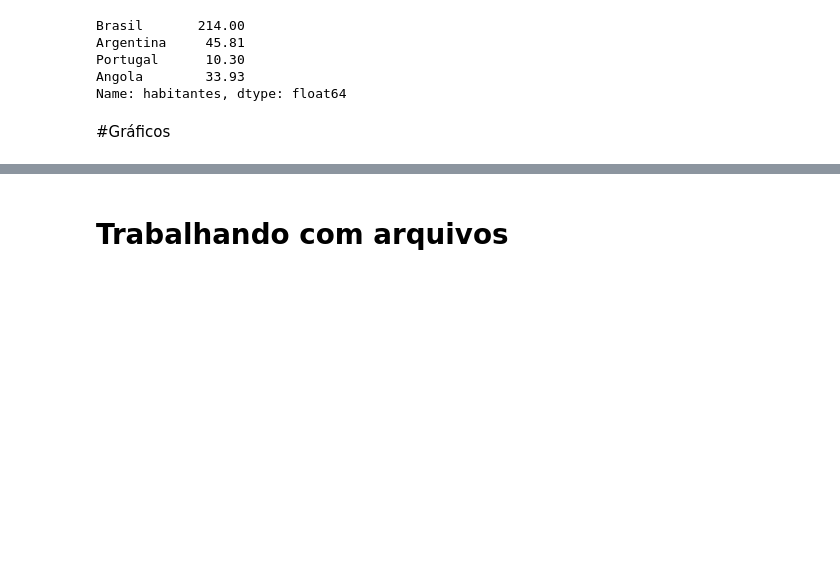
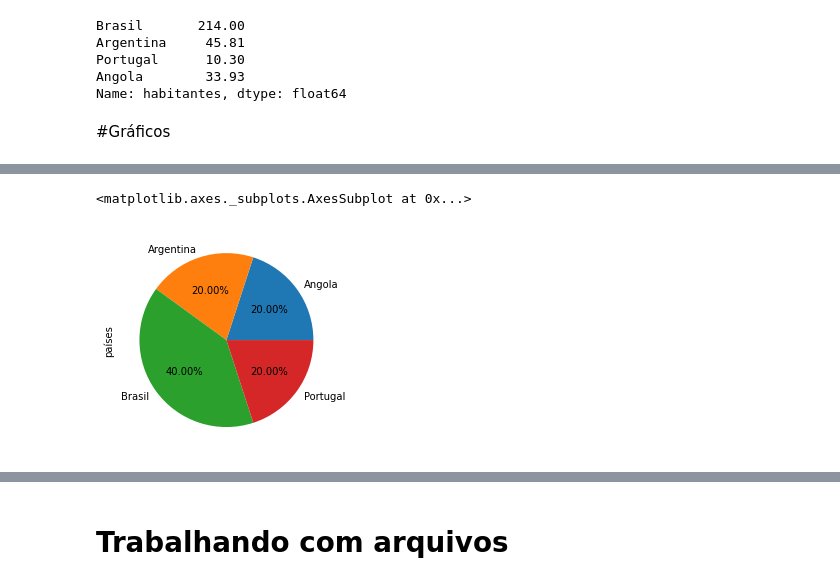
Before and after one commit to anamacao/analise_dados, a Jupyter notebook: Analise_dados_py.ipynb, the cells around one changed output, grey strips where cells are left out. Saved outputs shown, nothing was run; the diff lists cells and outputs as text; code cells hidden in the pictures; blank space fills up the shorter version.

```diff
--- a/Analise_dados_py.ipynb
+++ b/Analise_dados_py.ipynb
@@ -138,0 +149,5 @@ barras
+# %%
+países.groupby(["países"]).países.count().plot(kind="pie",autopct="%0.2f%%")
+# %% [output]
+<matplotlib.axes._subplots.AxesSubplot at 0x...>
+[figure, added]
```
Also changed, not shown: parts of 14 cells of this notebook.
